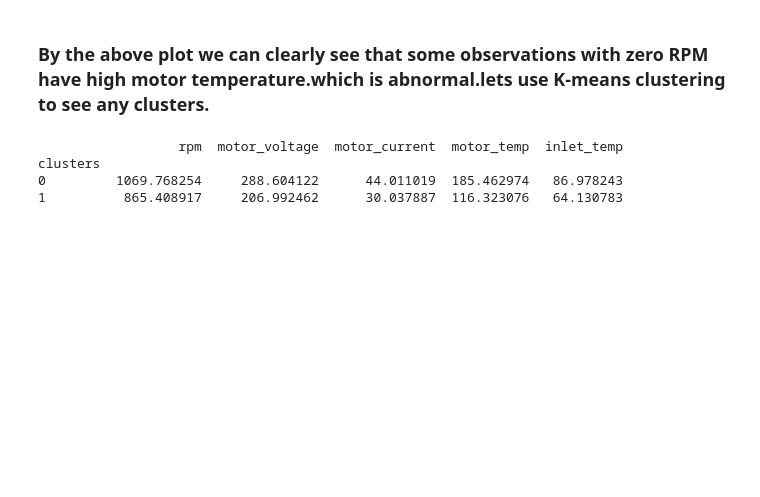
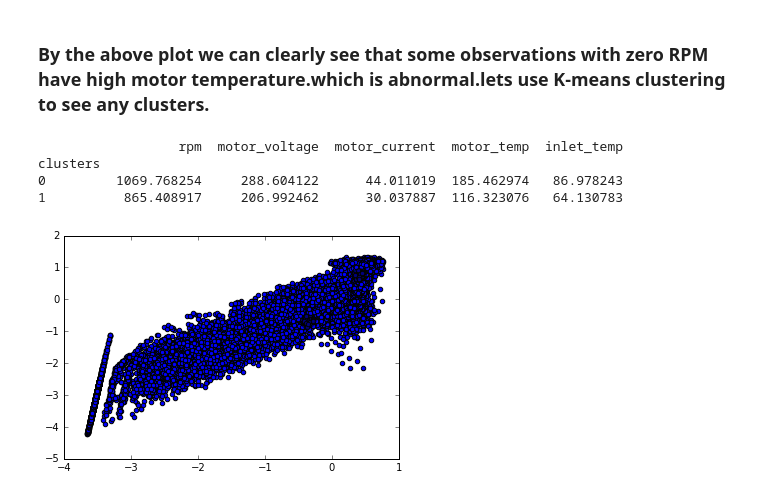
Before and after one commit to praneethtamvada/data-science-challenge, a Jupyter notebook: Data science challenge -Venkata Solution.ipynb, the cells around one changed output. Cells and saved outputs as stored; diff of their text form; code cells hidden in the pictures; blank space fills up the shorter version.

```diff
--- a/Data science challenge -Venkata Solution.ipynb
+++ b/Data science challenge -Venkata Solution.ipynb
@@ -232,7 +293,9 @@ clusters
 0         1069.768254     288.604122      44.011019  185.462974   86.978243
 1          865.408917     206.992462      30.037887  116.323076   64.130783
 # %%
-plt.scatter(df_km_std[:, 0], df_km_std[:, 1], c=y_kmeans, s=50, cmap='viridis')
+plt.scatter(df_km_std[:, 0], df_km_std[:, 1])
 
 centers = kmeans.cluster_centers_
 plt.scatter(centers[:, 0], centers[:, 1], c='black', s=200, alpha=0.5);
+# %% [output]
+[figure, added]
```
Also changed, not shown: parts of 41 cells of this notebook, 1 other file.
